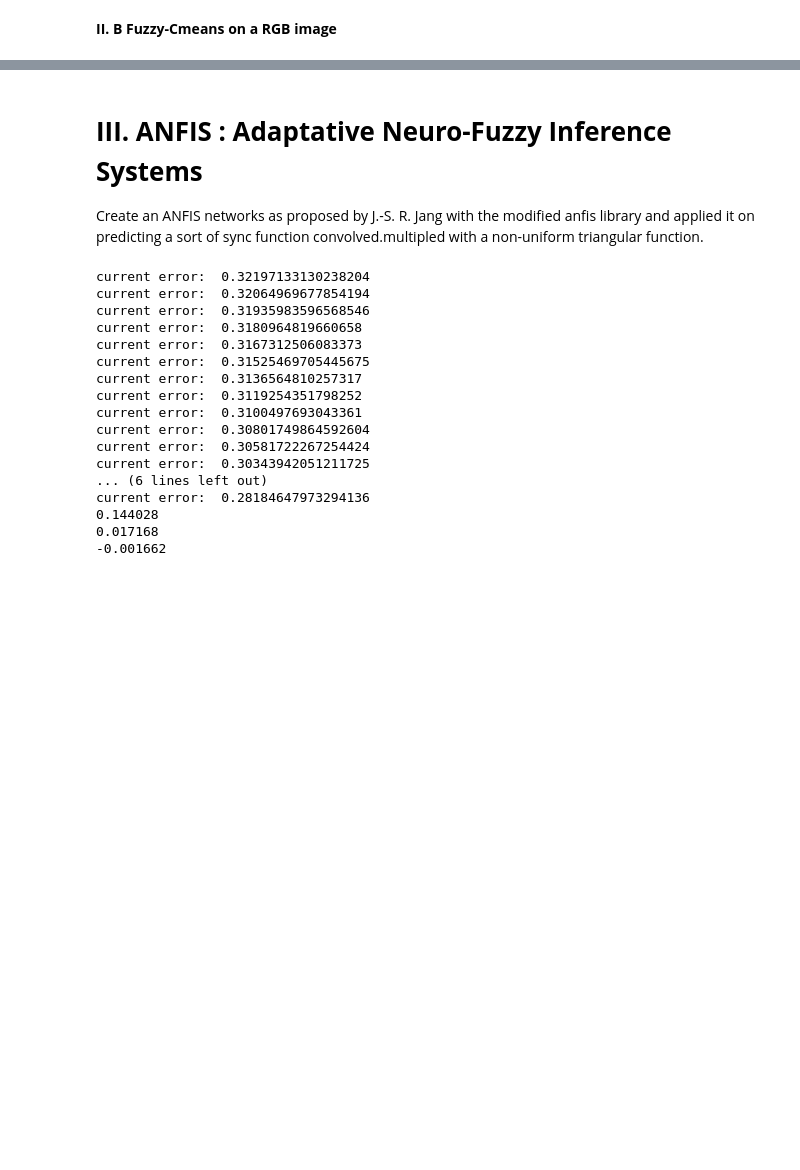
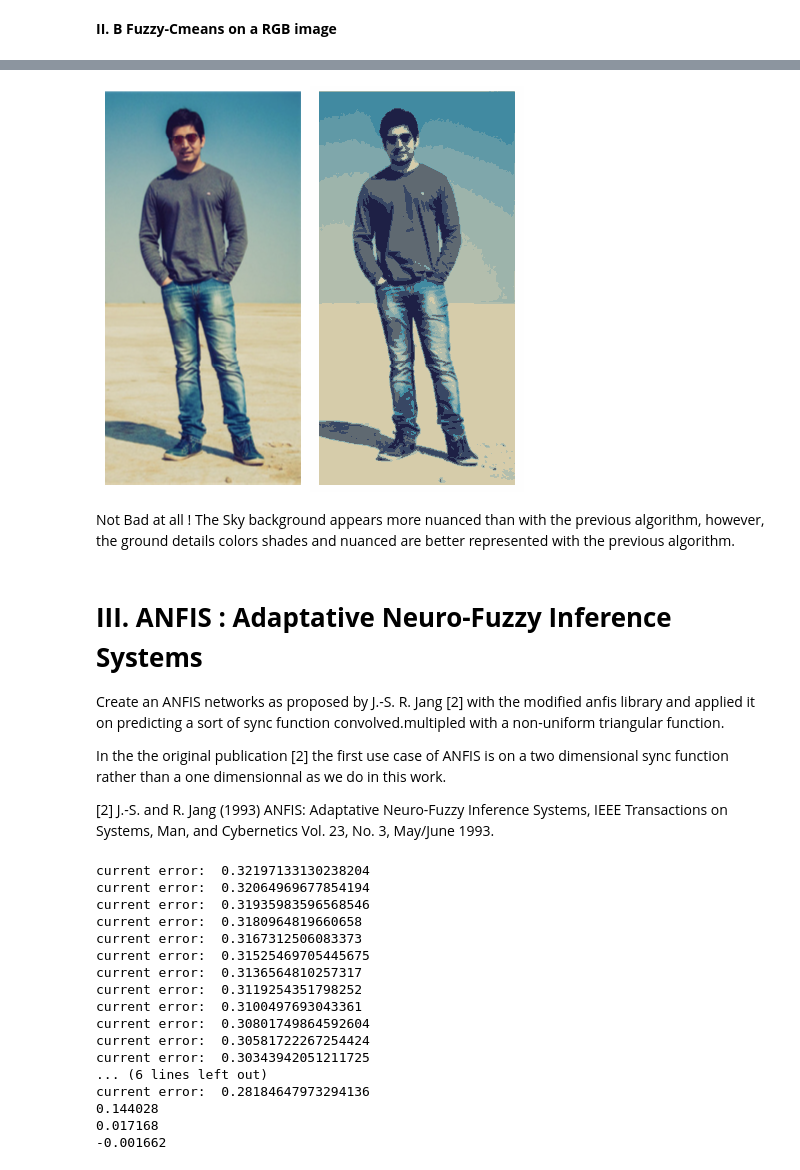
Before and after one commit to clementsiegrist/FuzzyShapeReco, a Jupyter notebook: Fuzzy_models.ipynb, the cells around one changed output, grey strips where cells are left out. Drawn from its saved outputs; the diff is of its cells as text; code cells hidden in the pictures; blank space fills up the shorter version.

```diff
--- a/Fuzzy_models.ipynb
+++ b/Fuzzy_models.ipynb
@@ -232,8 +269,20 @@ pipeline('/content/shape_dir', [2, 4, 6, 8, 10, 12])
+# %%
+side_by_side = Image.fromarray(np.hstack(
+    [np.array(image),np.array(quatized_image)]))
+side_by_side
+# %% [output]
+[figure, added]
+# %% [markdown]
+Not Bad at all ! The Sky background appears more nuanced than with the previous algorithm, however, the ground details colors shades and nuanced are better represented with the previous algorithm.
 # %% [markdown]
 # **III. ANFIS : Adaptative Neuro-Fuzzy Inference Systems**
 
 
-Create an ANFIS networks as proposed by J.-S. R. Jang with the modified anfis library and applied it on predicting a sort of sync function convolved.multipled with a non-uniform triangular function.
+Create an ANFIS networks as proposed by J.-S. R. Jang [2] with the modified anfis library and applied it on predicting a sort of sync function convolved.multipled with a non-uniform triangular function.
+
+In the the original publication [2] the first use case of ANFIS is on a two dimensional sync function rather than a one dimensionnal as we do in this work.
+
+[2] J.-S. and R. Jang (1993) ANFIS: Adaptative Neuro-Fuzzy Inference Systems, IEEE Transactions on Systems, Man, and Cybernetics Vol. 23, No. 3, May/June 1993.
 # %%
 import anfis
 from anfis.membership import membershipfunction, mfDerivs
```
Also changed, not shown: parts of 8 cells of this notebook.
